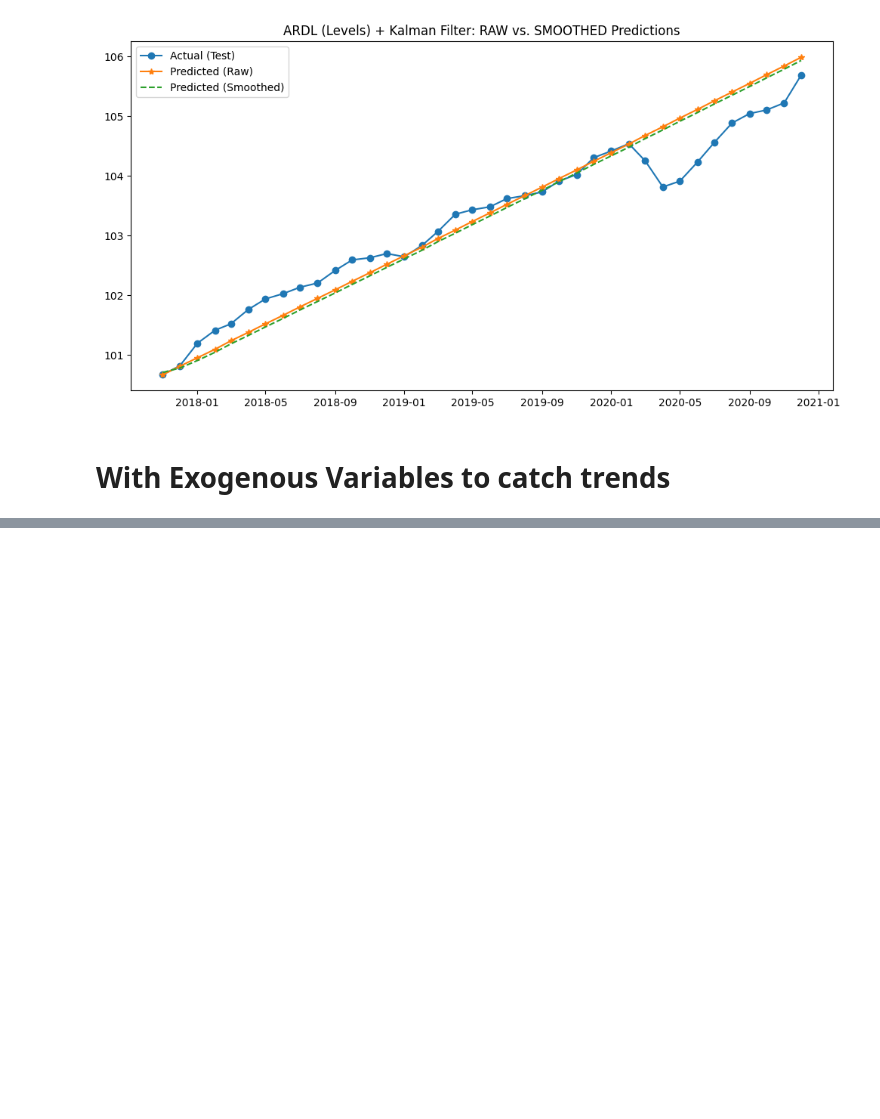
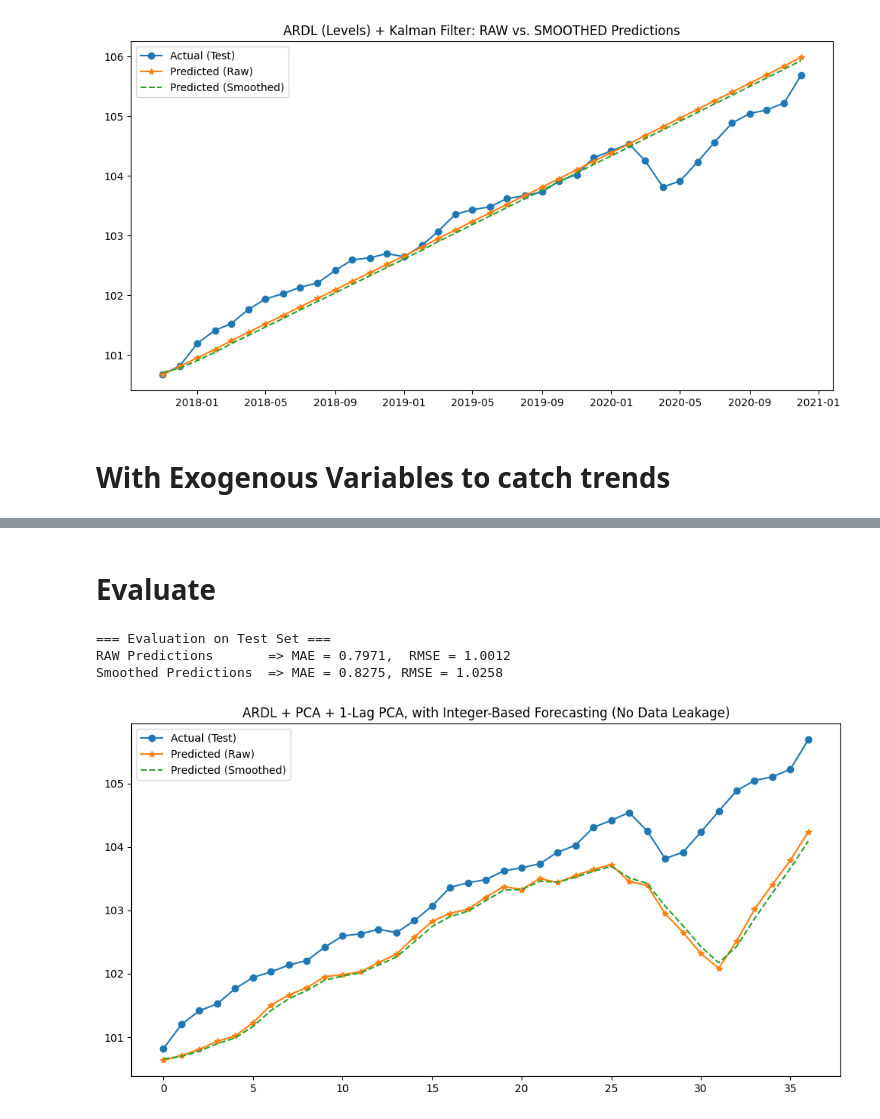
Before and after one commit to sc20geb/COMP5530M-Group-Project-Inflation-Forecasting, a Jupyter notebook: Training/ARDL/ARDL_training.ipynb, the cells around one changed output, grey strips where cells are left out. Saved outputs shown, nothing was run; the diff lists cells and outputs as text; code cells hidden in the pictures; blank space fills up the shorter version.

```diff
--- a/Training/ARDL/ARDL_training.ipynb
+++ b/Training/ARDL/ARDL_training.ipynb
@@ -361,0 +204,4 @@ Final ARDL.npy saved
+# %%
+from Helper.dataPreprocessing import best_lag_selection
+
+best_lag = best_lag_selection(train_target, max_lags=12, verbose=True)
@@ -361,0 +223,9 @@ Final ARDL.npy saved
+# %%
+# ARDL model using integer index
+final_model = ARDL(
+    endog=train_target_int,
+    exog=train_exog_lags_int,
+    lags=best_lag,
+    trend='ct'
+).fit()
+print(final_model.summary())
@@ -361,0 +272,35 @@ Final ARDL.npy saved
+# %%
+# Kalman Filter
+kf = KalmanFilter(initial_state_mean=predictions_raw.iloc[0], n_dim_obs=1)
+kf = kf.em(predictions_raw, n_iter=5)
+predictions_smoothed_arr, _ = kf.filter(predictions_raw)
+predictions_smoothed = pd.Series(predictions_smoothed_arr.flatten(), index=predictions_raw.index)
+# %% [markdown]
+# Evaluate
+# %%
+# Evaluation
+y_true = test_target_int.reindex(test_exog_lags_int.index)  # same integer index
+
+mae_raw  = mean_absolute_error(y_true, predictions_raw)
+rmse_raw = np.sqrt(mean_squared_error(y_true, predictions_raw))
+
+mae_smooth  = mean_absolute_error(y_true, predictions_smoothed)
+rmse_smooth = np.sqrt(mean_squared_error(y_true, predictions_smoothed))
+
+print(f"\n=== Evaluation on Test Set ===")
+print(f"RAW Predictions       => MAE = {mae_raw:.4f},  RMSE = {rmse_raw:.4f}")
+print(f"Smoothed Predictions  => MAE = {mae_smooth:.4f}, RMSE = {rmse_smooth:.4f}")
+
+# Plotting
+plt.figure(figsize=(12,6))
+plt.plot(y_true.index, y_true, label="Actual (Test)", marker="o")
+plt.plot(predictions_raw.index, predictions_raw, label="Predicted (Raw)", marker="*")
+plt.plot(predictions_smoothed.index, predictions_smoothed, label="Predicted (Smoothed)", linestyle="--")
+plt.legend()
+plt.title("ARDL + PCA + 1-Lag PCA, with Integer-Based Forecasting (No Data Leakage)")
+plt.show()
+# %% [output]
+=== Evaluation on Test Set ===
+RAW Predictions       => MAE = 0.7971,  RMSE = 1.0012
+Smoothed Predictions  => MAE = 0.8275, RMSE = 1.0258
+[figure, added]
```
Also changed, not shown: parts of 75 cells of this notebook, 4 other files.
